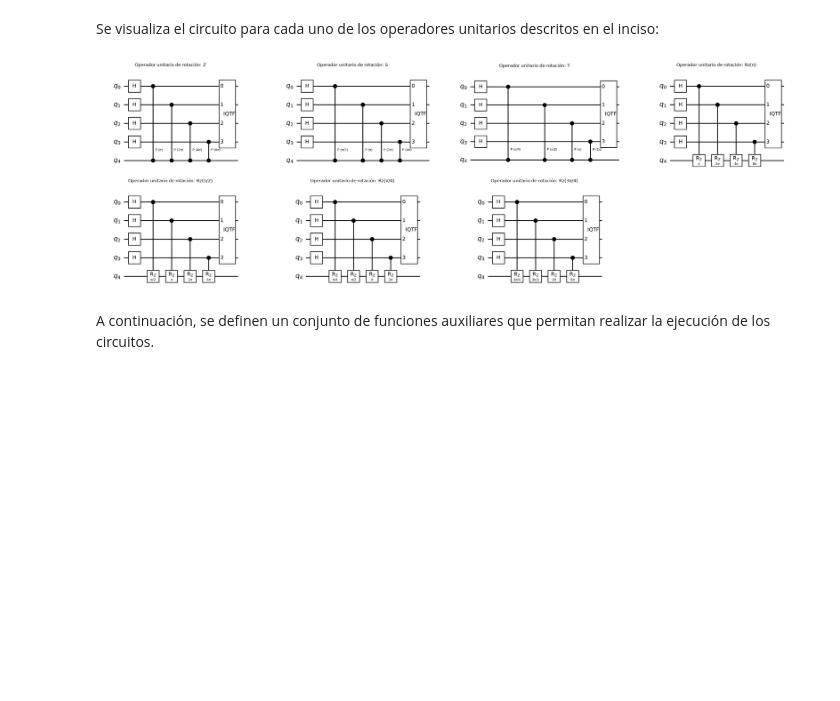
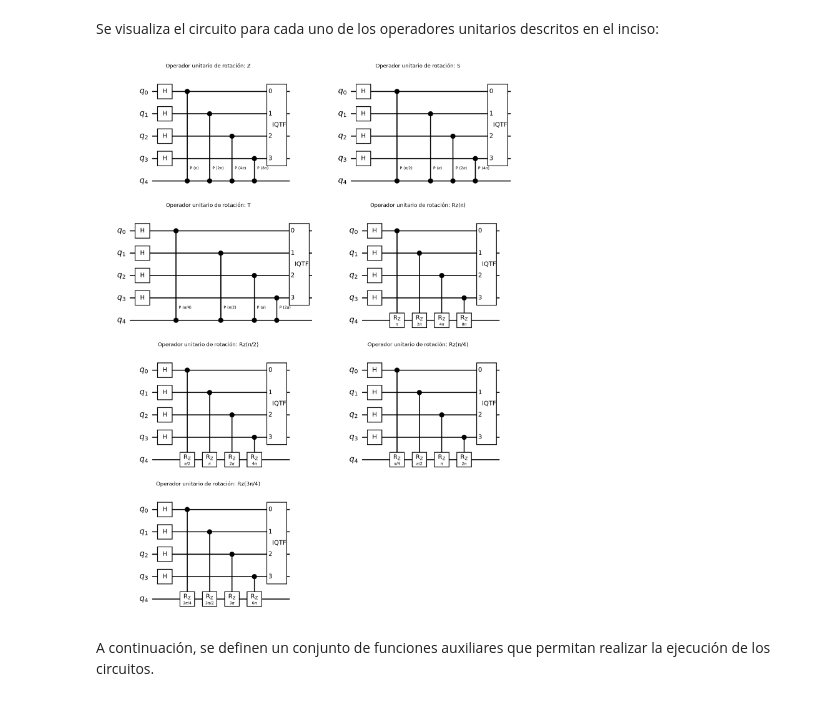
Before and after one commit to iroumec/qomputing-coursework, a Jupyter notebook: practicos/qpe.ipynb, the cells around one changed output. Cells and saved outputs as stored; diff of their text form; code cells hidden in the pictures; blank space fills up the shorter version.

```diff
--- a/practicos/qpe.ipynb
+++ b/practicos/qpe.ipynb
@@ -151,35 +151,35 @@ def circuit_to_array(qc: QuantumCircuit, dpi: int = 200):
     buffer = io.BytesIO()
     fig.savefig(buffer, format="png", dpi=dpi, bbox_inches="tight")
     plt.close(fig)
 
     buffer.seek(0)
     return mpimg.imread(buffer)
 
 
 def plot_circuits_grid(operators: list, m: int, t: int, columns: int = 3):
     rows = math.ceil(len(operators) / columns)
 
     fig, axes = plt.subplots(rows, columns, figsize=(7 * columns, 4.5 * rows), squeeze=False)
     axes = axes.flatten()
 
     for ax, operator in zip(axes, operators):
         qc = qpe(m, t, get_unitary_rotation_operator(operator))
 
         ax.imshow(circuit_to_array(qc))
         ax.set_title(f"Operador unitario de rotación: {operator}", fontsize=12)
         ax.axis("off")
 
     # Se ocultan los ejes sobrantes de la última fila.
     for ax in axes[len(operators):]:
         ax.axis("off")
 
     fig.tight_layout()
     plt.show()
 
 
-plot_circuits_grid(unitary_rotation_operators, m, t, columns=4)
+plot_circuits_grid(unitary_rotation_operators, m, t, columns=2)
 # %% [output]
-[figure, old version]
+[figure, new version]
 # %% [markdown]
 A continuación, se definen un conjunto de funciones auxiliares que permitan realizar la ejecución de los circuitos.
 # %%
```
Also changed, not shown: 37 other files.
